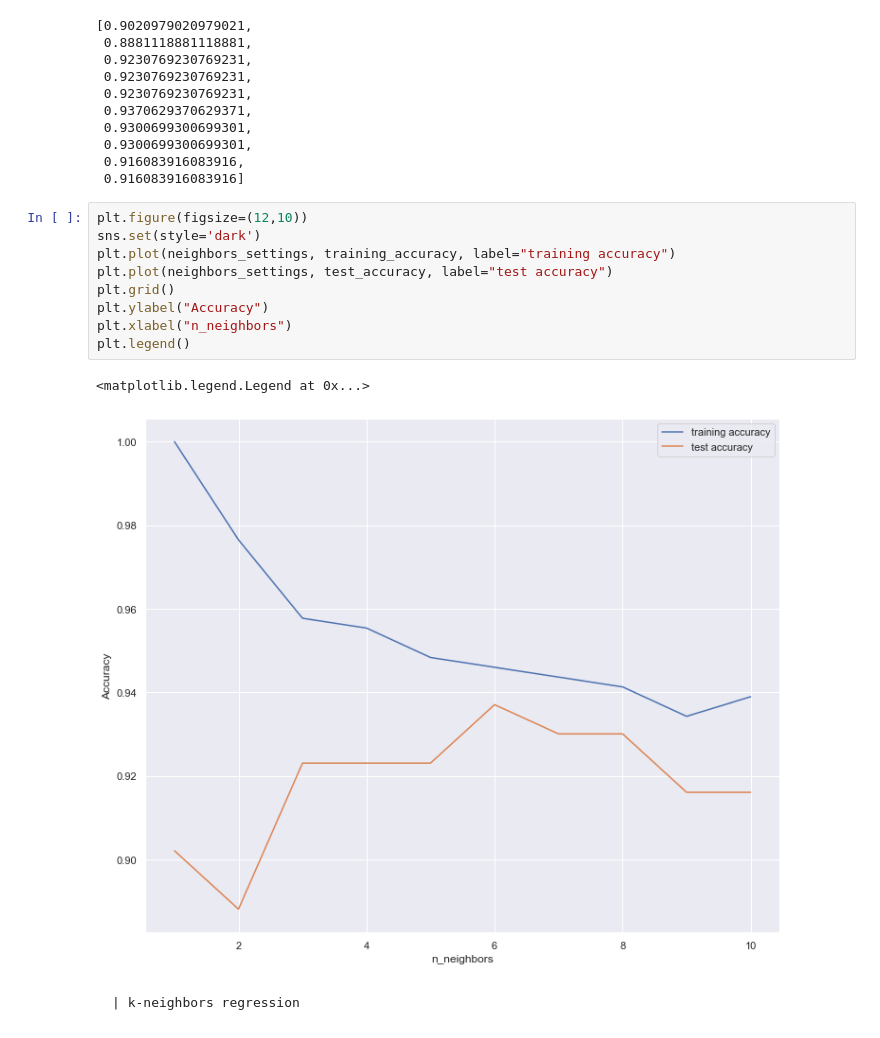
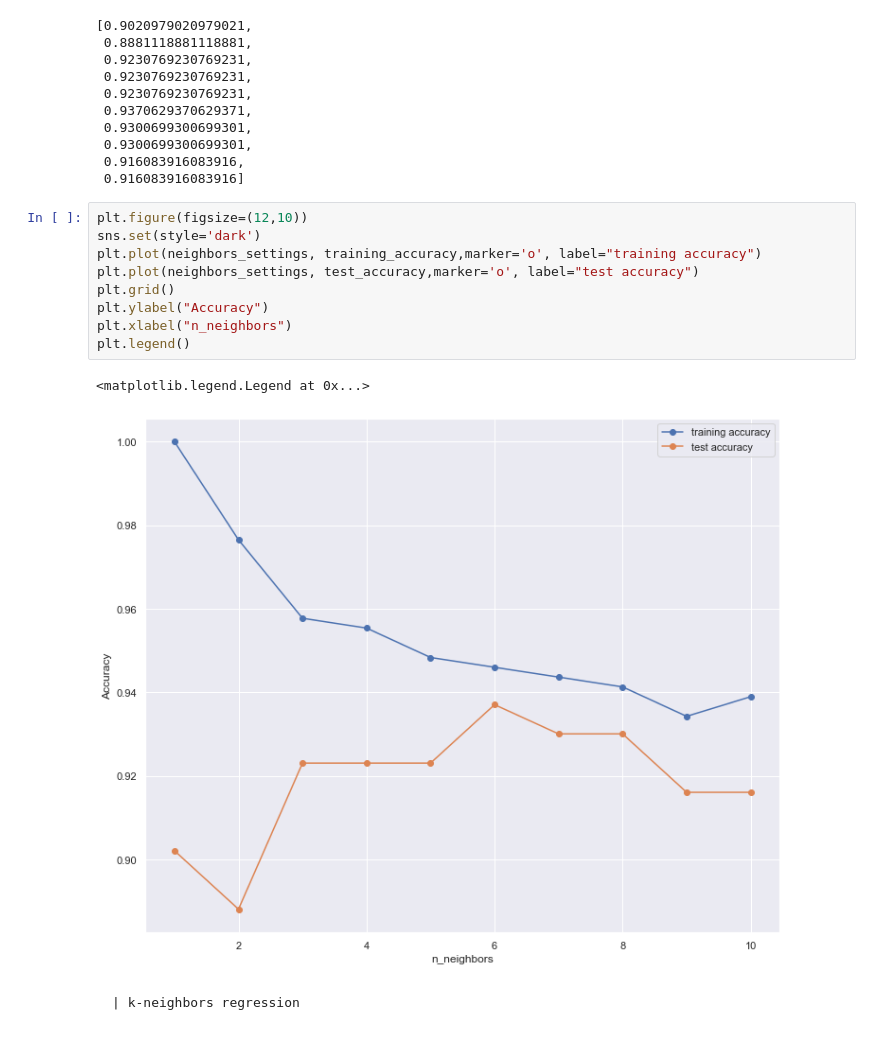
Before and after one commit to Rasel-25/Book-s-Code, a Jupyter notebook: Introduction to Machine Learning with Python/CHAPTER 2 ( Supervised Learning ).ipynb, the cells around one changed output. Drawn from its saved outputs; the diff is of its cells as text.

```diff
--- a/Introduction to Machine Learning with Python/CHAPTER 2 ( Supervised Learning ).ipynb
+++ b/Introduction to Machine Learning with Python/CHAPTER 2 ( Supervised Learning ).ipynb
@@ -194,15 +194,15 @@ test_accuracy
 # %%
 plt.figure(figsize=(12,10))
 sns.set(style='dark')
-plt.plot(neighbors_settings, training_accuracy, label="training accuracy")
-plt.plot(neighbors_settings, test_accuracy, label="test accuracy")
+plt.plot(neighbors_settings, training_accuracy,marker='o', label="training accuracy")
+plt.plot(neighbors_settings, test_accuracy,marker='o', label="test accuracy")
 plt.grid()
 plt.ylabel("Accuracy")
 plt.xlabel("n_neighbors")
 plt.legend()
 # %% [output]
 <matplotlib.legend.Legend at 0x...>
-[figure, old version]
+[figure, new version]
 # %% [markdown]
     | k-neighbors regression
 # %%
```
Also changed, not shown: parts of 39 cells of this notebook, 1 other file.
